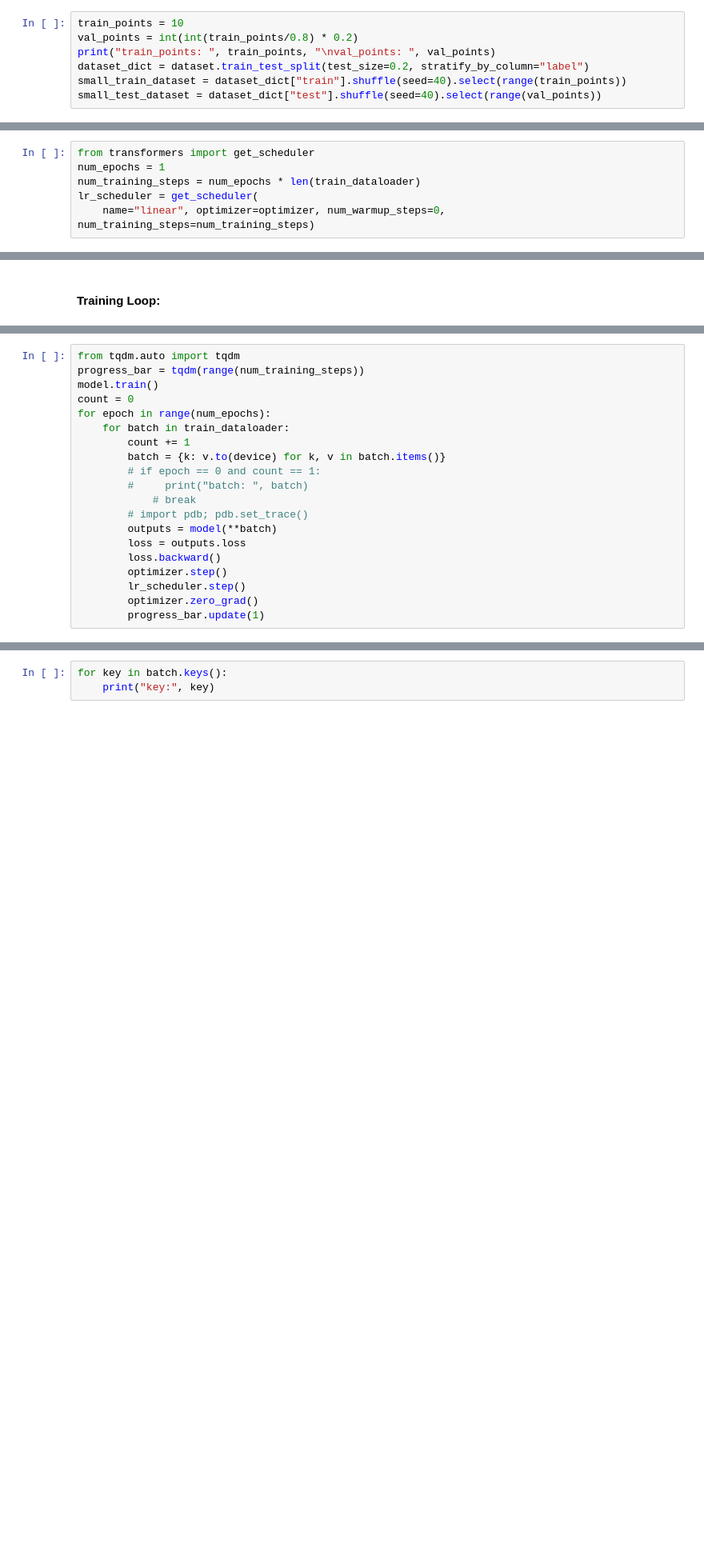
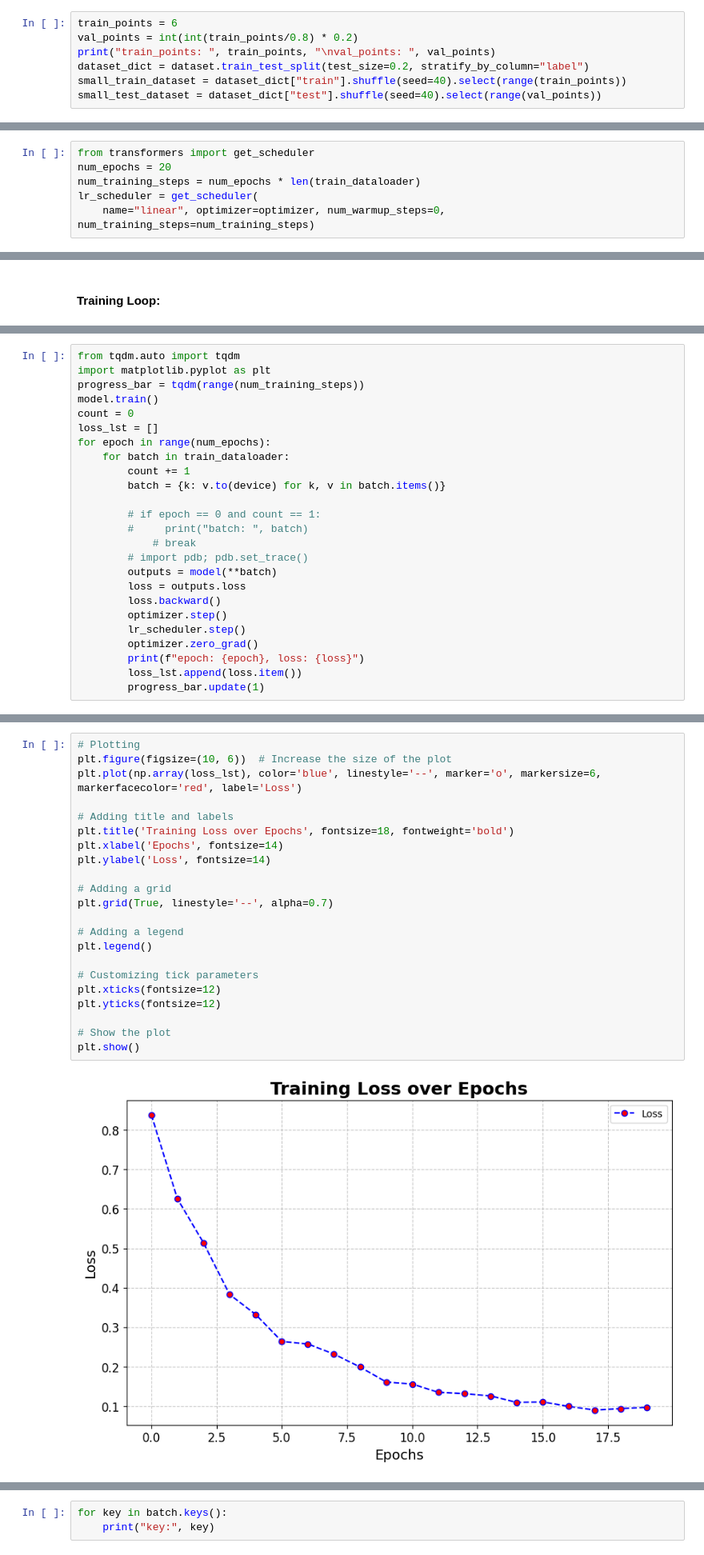
Before and after one commit to joethi/Detect_AIgen_Text, a Jupyter notebook: Scripts/Fine_tune_hfc_detect_AIgen_text.ipynb, the cells around one changed output, grey strips where cells are left out. Shown at 80% size. Saved outputs shown, nothing was run; the diff lists cells and outputs as text; blank space fills up the shorter version.

```diff
--- a/Scripts/Fine_tune_hfc_detect_AIgen_text.ipynb
+++ b/Scripts/Fine_tune_hfc_detect_AIgen_text.ipynb
@@ -49,7 +49,7 @@ dataset.features
 # %% [markdown]
 #### Split the Datasets into Train and Test Dataset:
 # %%
-train_points = 10
+train_points = 6
 val_points = int(int(train_points/0.8) * 0.2)
 print("train_points: ", train_points, "\nval_points: ", val_points)
 dataset_dict = dataset.train_test_split(test_size=0.2, stratify_by_column="label")
@@ -178,7 +174,7 @@ from torch.optim import AdamW
 optimizer = AdamW(model.parameters(), lr=5e-5)
 # %%
 from transformers import get_scheduler
-num_epochs = 1
+num_epochs = 20
 num_training_steps = num_epochs * len(train_dataloader)
 lr_scheduler = get_scheduler(
     name="linear", optimizer=optimizer, num_warmup_steps=0, num_training_steps=num_training_steps)
@@ -208,12 +223,15 @@ BertForSequenceClassification(
 # %%
 from tqdm.auto import tqdm
+import matplotlib.pyplot as plt
 progress_bar = tqdm(range(num_training_steps))
 model.train()
 count = 0
+loss_lst = []
 for epoch in range(num_epochs):
     for batch in train_dataloader:
         count += 1
         batch = {k: v.to(device) for k, v in batch.items()}
+
         # if epoch == 0 and count == 1:
         #     print("batch: ", batch)
             # break
@@ -224,4 +242,6 @@ for epoch in range(num_epochs):
         optimizer.step()
         lr_scheduler.step()
         optimizer.zero_grad()
+        print(f"epoch: {epoch}, loss: {loss}")
+        loss_lst.append(loss.item())
         progress_bar.update(1)
@@ -228,3 +262,27 @@ for epoch in range(num_epochs):
+# %%
+# Plotting
+plt.figure(figsize=(10, 6))  # Increase the size of the plot
+plt.plot(np.array(loss_lst), color='blue', linestyle='--', marker='o', markersize=6, markerfacecolor='red', label='Loss')
+
+# Adding title and labels
+plt.title('Training Loss over Epochs', fontsize=18, fontweight='bold')
+plt.xlabel('Epochs', fontsize=14)
+plt.ylabel('Loss', fontsize=14)
+
+# Adding a grid
+plt.grid(True, linestyle='--', alpha=0.7)
+
+# Adding a legend
+plt.legend()
+
+# Customizing tick parameters
+plt.xticks(fontsize=12)
+plt.yticks(fontsize=12)
+
+# Show the plot
+plt.show()
+# %% [output]
+[figure, added]
 # %%
 batch['token_type_ids'].size()
 # %% [output]
```
Also changed, not shown: parts of 18 cells of this notebook, 5 other files.
